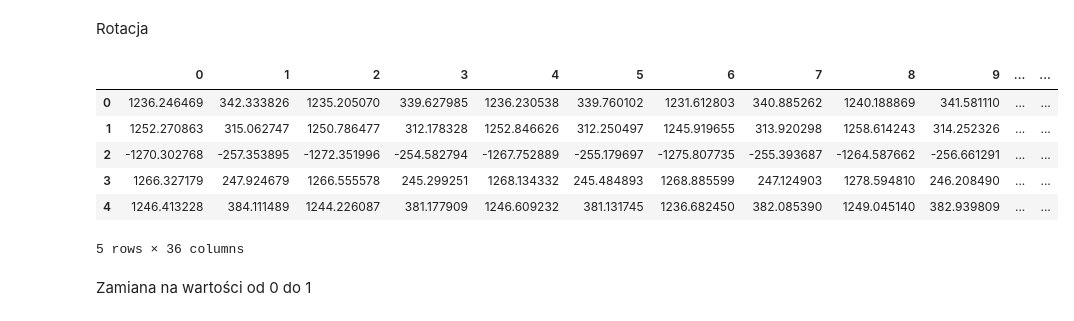
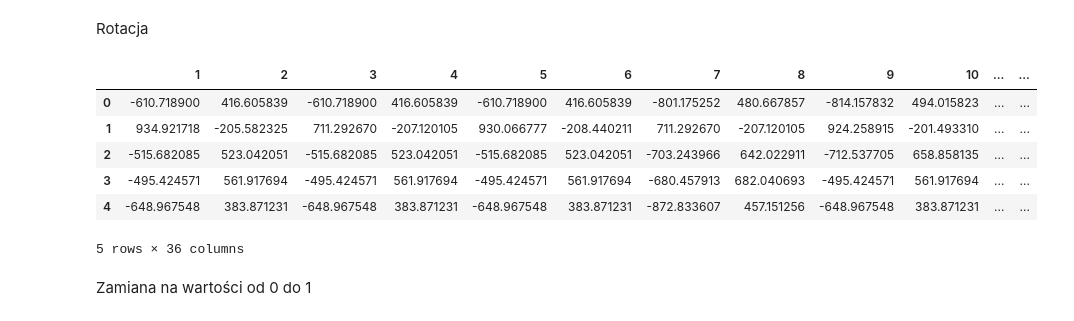
Before and after one commit to yoinker57/pracownia-problemowa, a Jupyter notebook: models/models.ipynb, the cells around one changed output. Drawn from its saved outputs; the diff is of its cells as text; code cells hidden in the pictures.

```diff
--- a/models/models.ipynb
+++ b/models/models.ipynb
@@ -12,7 +12,7 @@ def load(pose_path: str, labels_path: str):
 
     # Get all CSV files in the folder
     csv_files = [ p for p in glob(os.path.join(pose_path, '*.csv'))]
-    movie_names = [n.removeprefix(pose_path).removeprefix('/').removesuffix('_clicked.csv') + ".mp4" for n in csv_files]
+    movie_names = [n.removeprefix(pose_path).removeprefix('/').removesuffix('.csv') + ".mp4" for n in csv_files]
 
     # filter out files that are not in the labels
     df_labels = df_labels[df_labels['movieName'].isin(movie_names)]
@@ -46,10 +44,14 @@ TODO wywalić jak jest za mało pod rząd
+# %%
+# globals
+keypoints_indexes = [str(i) for i in range(1,35)]
+keypoints_indexes_x = [str(i) for i in range(1,35,2)]  # Assuming 17 keypoints
+keypoints_indexes_y = [str(i) for i in range(2,35,2)]  # Assuming 17 keypoints
 # %%
 def remove_empty_rows(df: pd.DataFrame) -> pd.DataFrame:
     """
     Remove rows with NaN values in the DataFrame.
     Remove smaller than 40 records parts of data
     """
-    keypoints_indexes = [str(i) for i in range(0,34)]
     delimiter_mask = df[keypoints_indexes].isnull().all(axis=1)
 
     # Get the indexes of delimiter rows
@@ -70,7 +72,7 @@ def remove_empty_rows(df: pd.DataFrame) -> pd.DataFrame:
     # Concatenate all chunks into a single DataFrame
     return pd.concat(chunks, ignore_index=True)
 
-df = load('../pose_outputs_clicked', '../data/labeledFilms.csv')
+df = load('../pose_outputs_loss', '../data/labeledFilms.csv')
 print("Before cleanup:", df.last_valid_index())
 
 df = remove_empty_rows(df)
@@ -137,12 +137,11 @@ def normalize_scale(df: pd.DataFrame):
     scale_factor = 1.0 / (ref_distance + epsilon)
 
     # Scale all keypoints
-    keypoints_indexes = [str(i) for i in range(0,34)]  # Assuming 17 keypoints
     normalized = df.copy()
     normalized[keypoints_indexes] = df[keypoints_indexes].mul(scale_factor, axis=0)
     return normalized
 
-df = load('../pose_outputs_clicked', '../data/labeledFilms.csv')
+df = load('../pose_outputs_loss', '../data/labeledFilms.csv')
 df = remove_empty_rows(df)
 normalized = normalize_scale(df)
 normalized.head()
@@ -159,49 +158,44 @@ Rotacja
 # %%
 def normalize_rotation(df: pd.DataFrame):
     LEFT_HIP_X = "22"
     LEFT_HIP_Y = "23"
     RIGHT_HIP_X = "24"
     RIGHT_HIP_Y = "25"
 
     vx = df[RIGHT_HIP_X] - df[LEFT_HIP_X]
     vy = df[RIGHT_HIP_Y] - df[LEFT_HIP_Y]
     angle = np.arctan2(vy, vx)
 
-
-    # Extract X and Y columns
-    x_cols = [str(i) for i in range(0, 34, 2)]
-    y_cols = [str(i) for i in range(1, 34, 2)]
-
-    x = df[x_cols].values  # shape (N, 17)
-    y = df[y_cols].values  # shape (N, 17)
+    x = df[keypoints_indexes_x].values  # shape (N, 17)
+    y = df[keypoints_indexes_y].values  # shape (N, 17)
 
     # Compute sin and cos of angles
     cos_a = np.cos(angle.values.reshape(-1, 1))  # shape (N, 1)
     sin_a = np.sin(angle.values.reshape(-1, 1))  # shape (N, 1)
 
     # Apply rotation:
     # x' = x * cos - y * sin
     # y' = x * sin + y * cos
     x_rot = x * cos_a - y * sin_a
     y_rot = x * sin_a + y * cos_a
 
     # Build rotated DataFrame
     rotated = df.copy()
-    rotated[x_cols] = x_rot
-    rotated[y_cols] = y_rot
+    rotated[keypoints_indexes_x] = x_rot
+    rotated[keypoints_indexes_y] = y_rot
 
     return rotated
 
-df = load('../pose_outputs_clicked', '../data/labeledFilms.csv')
+df = load('../pose_outputs_loss', '../data/labeledFilms.csv')
 normalized = normalize_rotation(df)
 normalized.head()
 # %% [output]
-|  | 0 | 1 | 2 | 3 | 4 | 5 | 6 | 7 | 8 | 9 | ... | ... |
-| 0 | 1236.246469 | 342.333826 | 1235.205070 | 339.627985 | 1236.230538 | 339.760102 | 1231.612803 | 340.885262 | 1240.188869 | 341.581110 | ... | ... |
-| 1 | 1252.270863 | 315.062747 | 1250.786477 | 312.178328 | 1252.846626 | 312.250497 | 1245.919655 | 313.920298 | 1258.614243 | 314.252326 | ... | ... |
-| 2 | -1270.302768 | -257.353895 | -1272.351996 | -254.582794 | -1267.752889 | -255.179697 | -1275.807735 | -255.393687 | -1264.587662 | -256.661291 | ... | ... |
-| 3 | 1266.327179 | 247.924679 | 1266.555578 | 245.299251 | 1268.134332 | 245.484893 | 1268.885599 | 247.124903 | 1278.594810 | 246.208490 | ... | ... |
-| 4 | 1246.413228 | 384.111489 | 1244.226087 | 381.177909 | 1246.609232 | 381.131745 | 1236.682450 | 382.085390 | 1249.045140 | 382.939809 | ... | ... |
+|  | 1 | 2 | 3 | 4 | 5 | 6 | 7 | 8 | 9 | 10 | ... | ... |
+| 0 | -610.718900 | 416.605839 | -610.718900 | 416.605839 | -610.718900 | 416.605839 | -801.175252 | 480.667857 | -814.157832 | 494.015823 | ... | ... |
+| 1 | 934.921718 | -205.582325 | 711.292670 | -207.120105 | 930.066777 | -208.440211 | 711.292670 | -207.120105 | 924.258915 | -201.493310 | ... | ... |
+| 2 | -515.682085 | 523.042051 | -515.682085 | 523.042051 | -515.682085 | 523.042051 | -703.243966 | 642.022911 | -712.537705 | 658.858135 | ... | ... |
+| 3 | -495.424571 | 561.917694 | -495.424571 | 561.917694 | -495.424571 | 561.917694 | -680.457913 | 682.040693 | -495.424571 | 561.917694 | ... | ... |
+| 4 | -648.967548 | 383.871231 | -648.967548 | 383.871231 | -648.967548 | 383.871231 | -872.833607 | 457.151256 | -648.967548 | 383.871231 | ... | ... |
 5 rows × 36 columns
 # %% [markdown]
 Zamiana na wartości od 0 do 1
```
Also changed, not shown: parts of 12 cells of this notebook, 3 other files.
